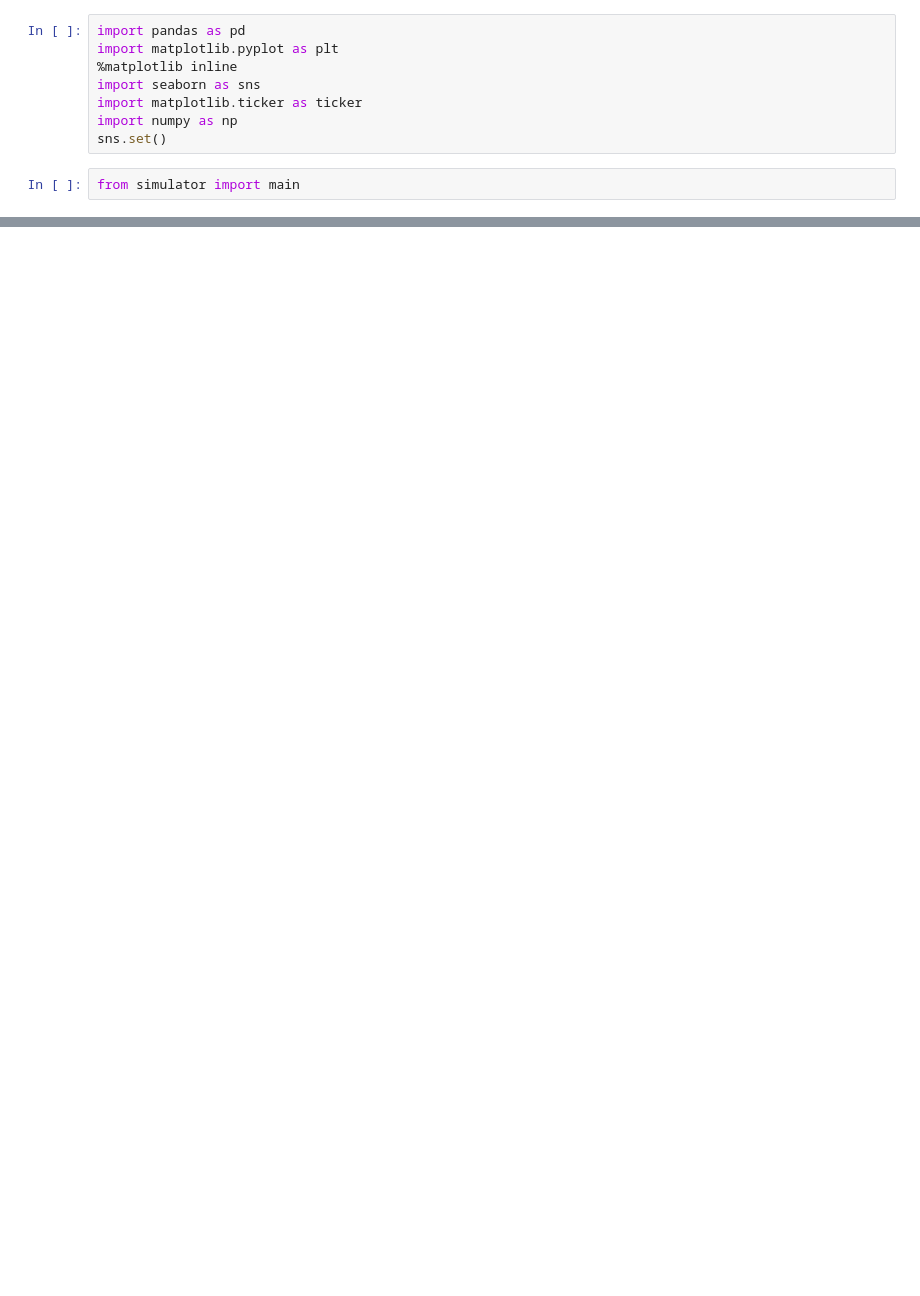
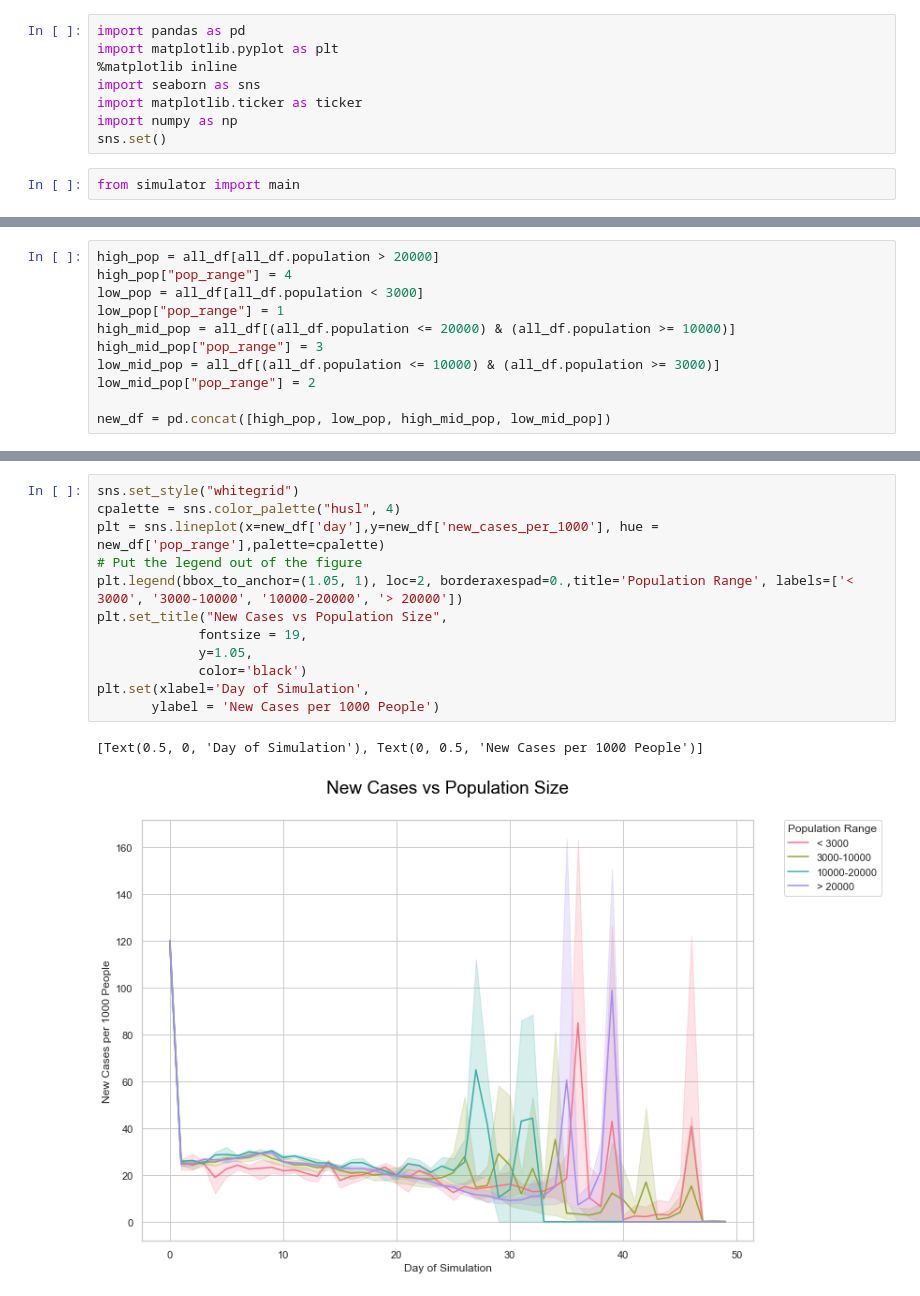
Before and after one commit to epaslawski/CPSC571GroupProject, a Jupyter notebook: visualizer.ipynb, the cells around one changed output, grey strips where cells are left out. Cells and saved outputs as stored; diff of their text form; blank space fills up the shorter version.

```diff
--- a/visualizer.ipynb
+++ b/visualizer.ipynb
@@ -113,0 +137,11 @@ plt.set(xlabel='Day of Simulation',
+# %%
+high_pop = all_df[all_df.population > 20000]
+high_pop["pop_range"] = 4
+low_pop = all_df[all_df.population < 3000]
+low_pop["pop_range"] = 1
+high_mid_pop = all_df[(all_df.population <= 20000) & (all_df.population >= 10000)]
+high_mid_pop["pop_range"] = 3
+low_mid_pop = all_df[(all_df.population <= 10000) & (all_df.population >= 3000)]
+low_mid_pop["pop_range"] = 2
+
+new_df = pd.concat([high_pop, low_pop, high_mid_pop, low_mid_pop])
@@ -113,0 +169,15 @@ plt.set(xlabel='Day of Simulation',
+# %%
+sns.set_style("whitegrid")
+cpalette = sns.color_palette("husl", 4)
+plt = sns.lineplot(x=new_df['day'],y=new_df['new_cases_per_1000'], hue = new_df['pop_range'],palette=cpalette)
+# Put the legend out of the figure
+plt.legend(bbox_to_anchor=(1.05, 1), loc=2, borderaxespad=0.,title='Population Range', labels=['< 3000', '3000-10000', '10000-20000', '> 20000'])
+plt.set_title("New Cases vs Population Size",
+             fontsize = 19,
+             y=1.05,
+             color='black')
+plt.set(xlabel='Day of Simulation',
+       ylabel = 'New Cases per 1000 People')
+# %% [output]
+[Text(0.5, 0, 'Day of Simulation'), Text(0, 0.5, 'New Cases per 1000 People')]
+[figure, added]
```
Also changed, not shown: parts of 14 cells of this notebook, 2 other files.
